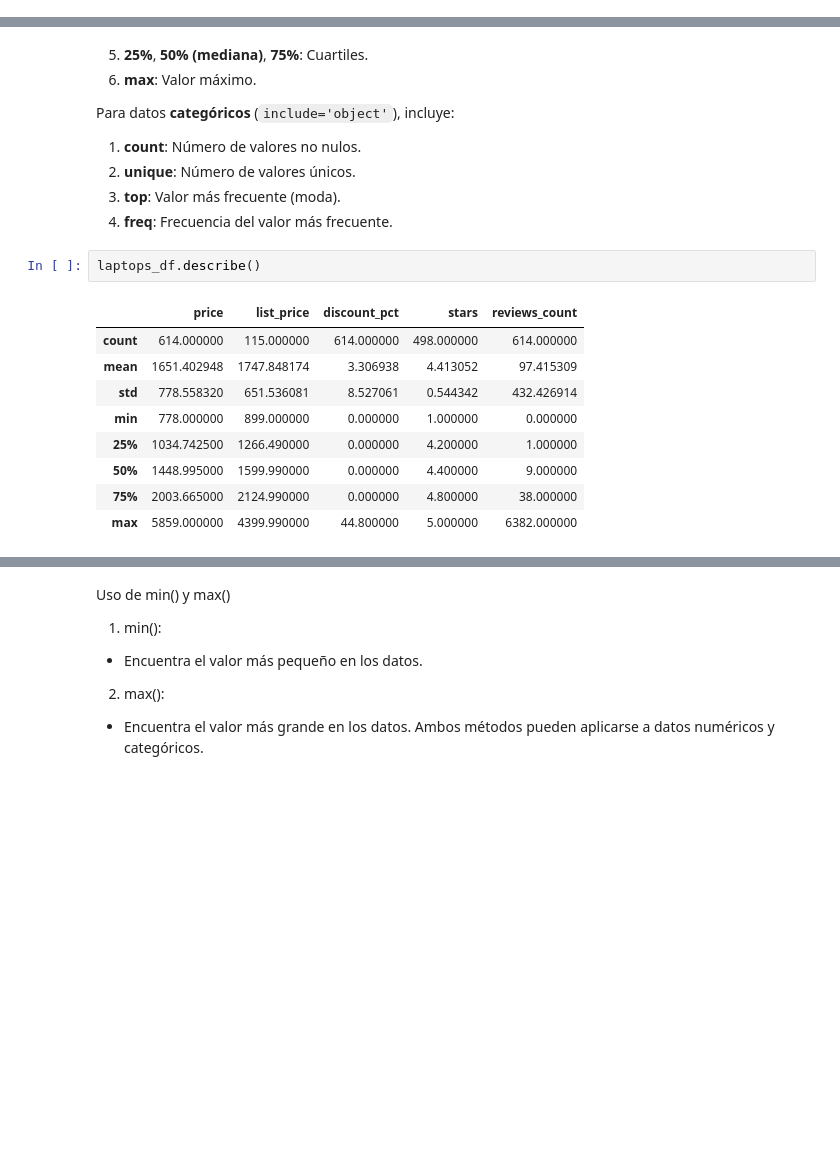
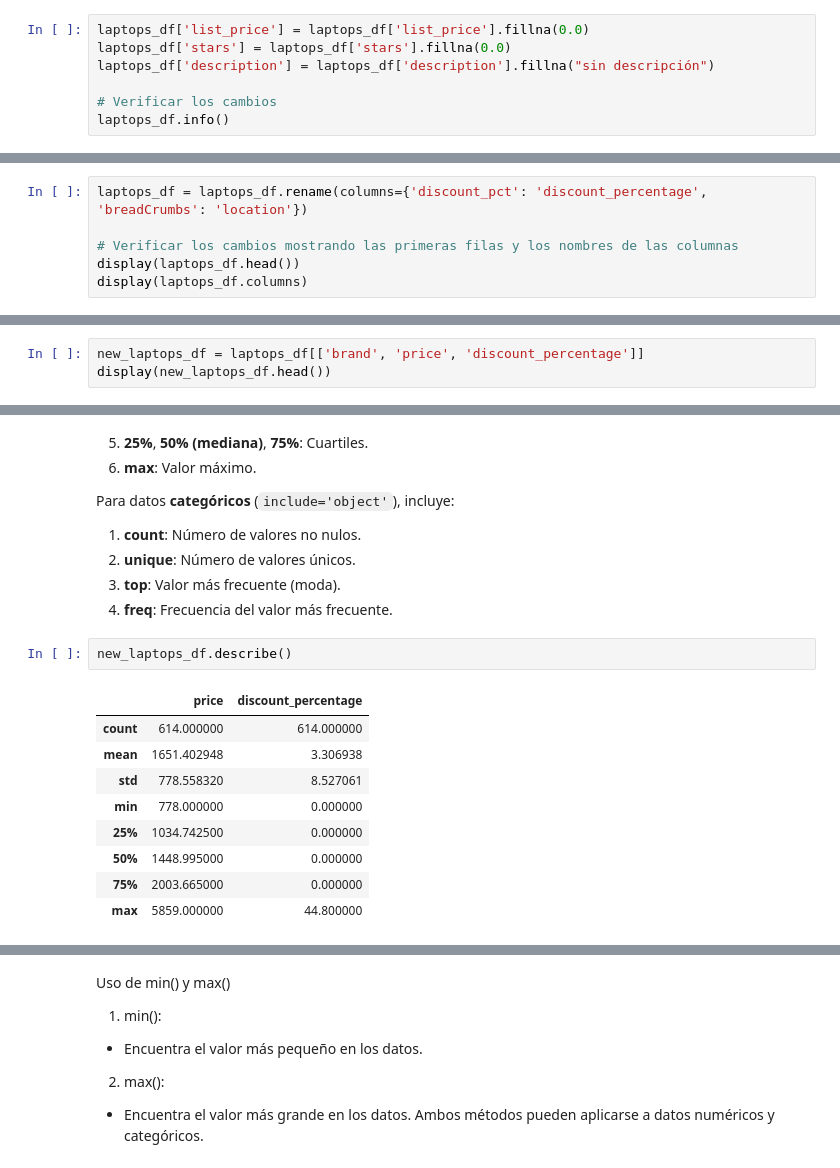
Before and after one commit to KarlyHdzC/Mineria_de_datos, a Jupyter notebook: Gaming_Laptops_2026.ipynb, the cells around one changed output, grey strips where cells are left out. Cells and saved outputs as stored; diff of their text form; blank space fills up the shorter version.

```diff
--- a/Gaming_Laptops_2026.ipynb
+++ b/Gaming_Laptops_2026.ipynb
@@ -180,0 +200,7 @@ all_laptops_price
+# %%
+laptops_df['list_price'] = laptops_df['list_price'].fillna(0.0)
+laptops_df['stars'] = laptops_df['stars'].fillna(0.0)
+laptops_df['description'] = laptops_df['description'].fillna("sin descripción")
+
+# Verificar los cambios
+laptops_df.info()
@@ -180,0 +225,6 @@ all_laptops_price
+# %%
+laptops_df = laptops_df.rename(columns={'discount_pct': 'discount_percentage', 'breadCrumbs': 'location'})
+
+# Verificar los cambios mostrando las primeras filas y los nombres de las columnas
+display(laptops_df.head())
+display(laptops_df.columns)
@@ -180,0 +245,3 @@ all_laptops_price
+# %%
+new_laptops_df = laptops_df[['brand', 'price', 'discount_percentage']]
+display(new_laptops_df.head())
@@ -222,15 +296,15 @@ Para datos **categóricos** (`include='object'`), incluye:
 3. **top**: Valor más frecuente (moda).
 4. **freq**: Frecuencia del valor más frecuente.
 # %%
-laptops_df.describe()
+new_laptops_df.describe()
 # %% [output]
-|  | price | list_price | discount_pct | stars | reviews_count |
-| count | 614.000000 | 115.000000 | 614.000000 | 498.000000 | 614.000000 |
-| mean | 1651.402948 | 1747.848174 | 3.306938 | 4.413052 | 97.415309 |
-| std | 778.558320 | 651.536081 | 8.527061 | 0.544342 | 432.426914 |
-| min | 778.000000 | 899.000000 | 0.000000 | 1.000000 | 0.000000 |
-| 25% | 1034.742500 | 1266.490000 | 0.000000 | 4.200000 | 1.000000 |
-| 50% | 1448.995000 | 1599.990000 | 0.000000 | 4.400000 | 9.000000 |
-| 75% | 2003.665000 | 2124.990000 | 0.000000 | 4.800000 | 38.000000 |
-| max | 5859.000000 | 4399.990000 | 44.800000 | 5.000000 | 6382.000000 |
+|  | price | discount_percentage |
+| count | 614.000000 | 614.000000 |
+| mean | 1651.402948 | 3.306938 |
+| std | 778.558320 | 8.527061 |
+| min | 778.000000 | 0.000000 |
+| 25% | 1034.742500 | 0.000000 |
+| 50% | 1448.995000 | 0.000000 |
+| 75% | 2003.665000 | 0.000000 |
+| max | 5859.000000 | 44.800000 |
 # %%
```
Also changed, not shown: parts of 15 cells of this notebook.
